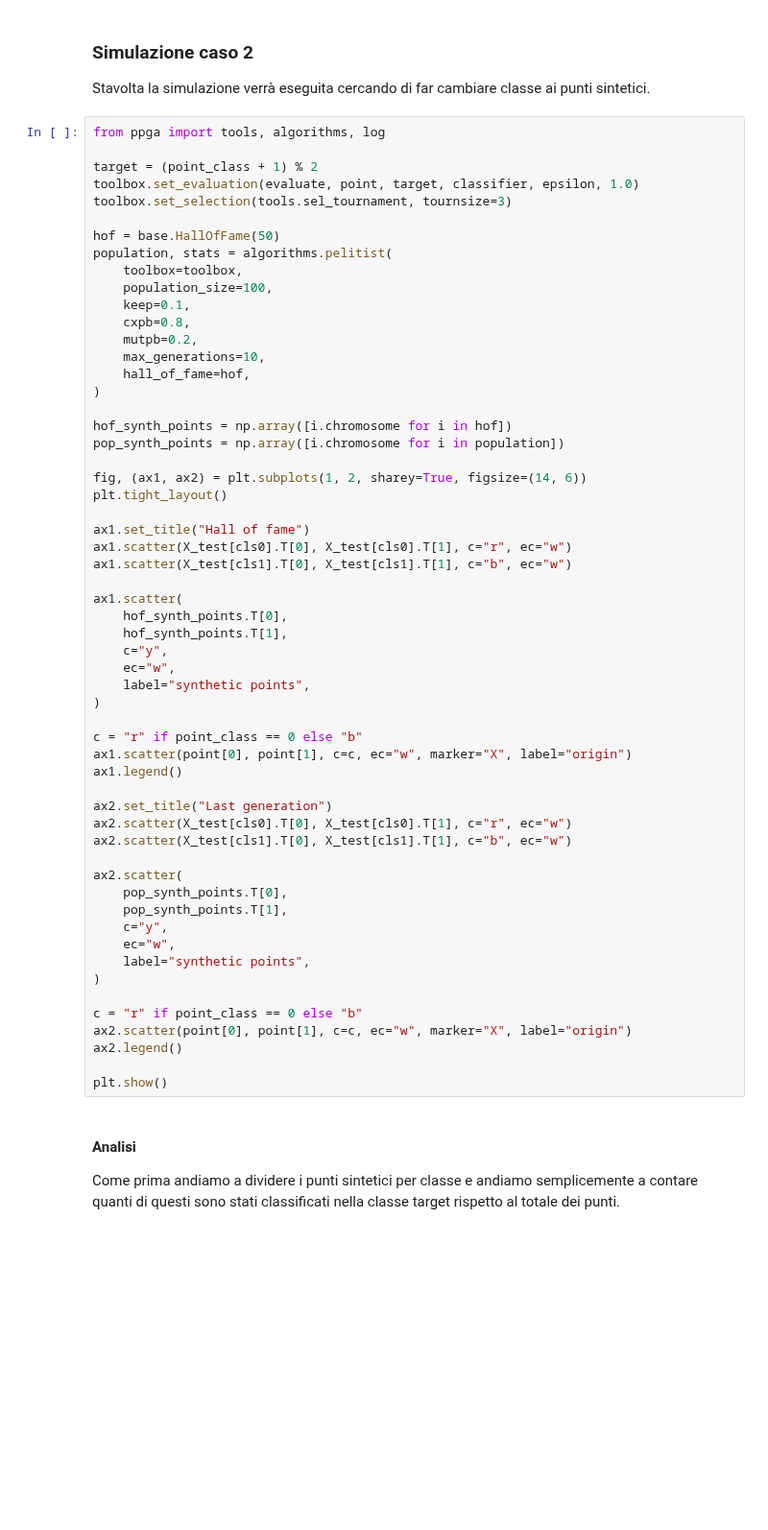
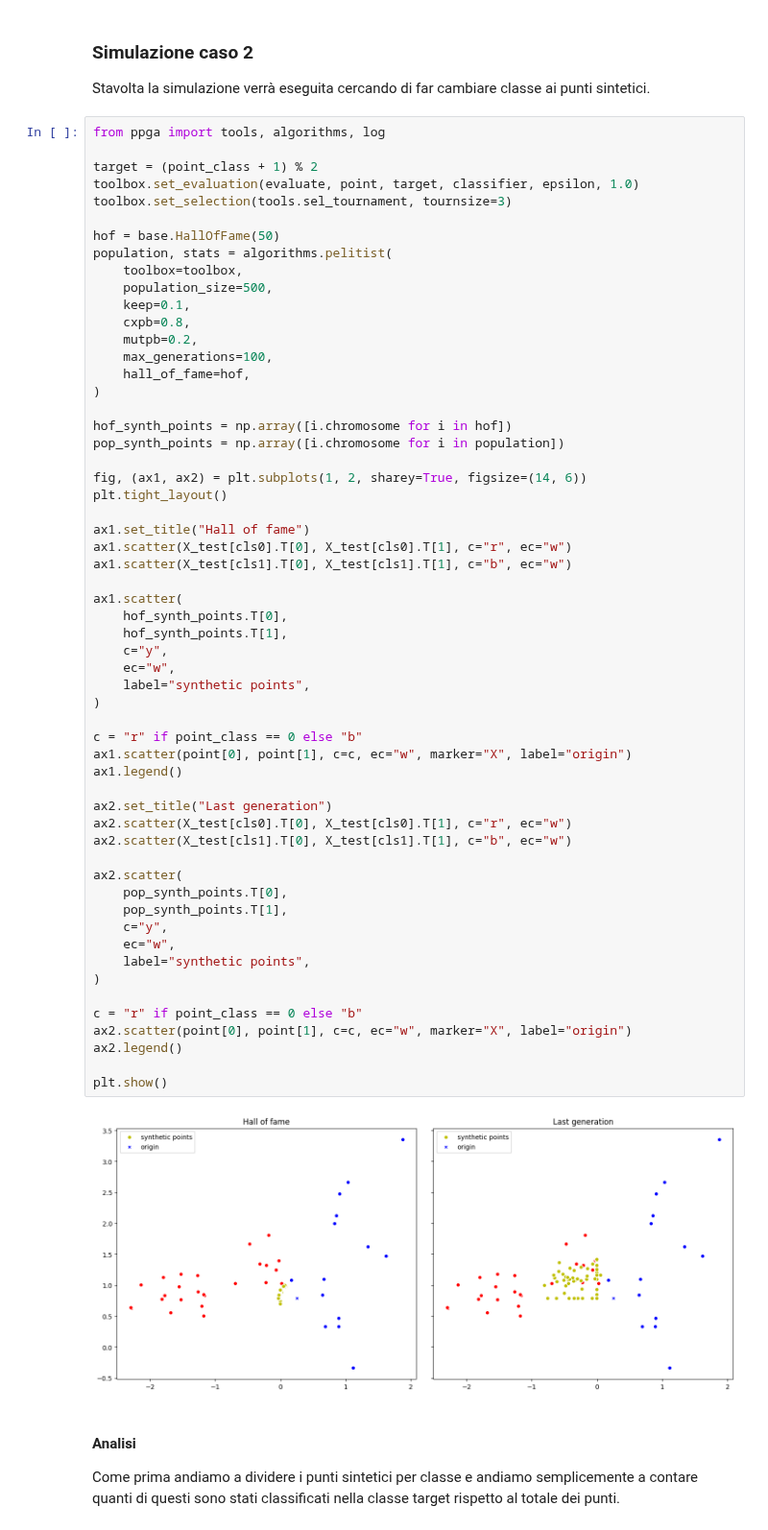
Before and after one commit to FedericoBustaffa/thesis, a Jupyter notebook: sources/explain/notebook.ipynb, the cells around one changed output. Shown at 96% size. Cells and saved outputs as stored; diff of their text form; blank space fills up the shorter version.

```diff
--- a/sources/explain/notebook.ipynb
+++ b/sources/explain/notebook.ipynb
@@ -621,11 +626,11 @@ toolbox.set_selection(tools.sel_tournament, tournsize=3)
 hof = base.HallOfFame(50)
 population, stats = algorithms.pelitist(
     toolbox=toolbox,
-    population_size=100,
+    population_size=500,
     keep=0.1,
     cxpb=0.8,
     mutpb=0.2,
-    max_generations=10,
+    max_generations=100,
     hall_of_fame=hof,
 )
 
@@ -641,33 +646,35 @@ ax1.scatter(X_test[cls1].T[0], X_test[cls1].T[1], c="b", ec="w")
 
 ax1.scatter(
     hof_synth_points.T[0],
     hof_synth_points.T[1],
     c="y",
     ec="w",
     label="synthetic points",
 )
 
 c = "r" if point_class == 0 else "b"
 ax1.scatter(point[0], point[1], c=c, ec="w", marker="X", label="origin")
 ax1.legend()
 
 ax2.set_title("Last generation")
 ax2.scatter(X_test[cls0].T[0], X_test[cls0].T[1], c="r", ec="w")
 ax2.scatter(X_test[cls1].T[0], X_test[cls1].T[1], c="b", ec="w")
 
 ax2.scatter(
     pop_synth_points.T[0],
     pop_synth_points.T[1],
     c="y",
     ec="w",
     label="synthetic points",
 )
 
 c = "r" if point_class == 0 else "b"
 ax2.scatter(point[0], point[1], c=c, ec="w", marker="X", label="origin")
 ax2.legend()
 
 plt.show()
+# %% [output]
+[figure, added]
 # %% [markdown]
 #### Analisi
 
```
Also changed, not shown: parts of 10 cells of this notebook.
